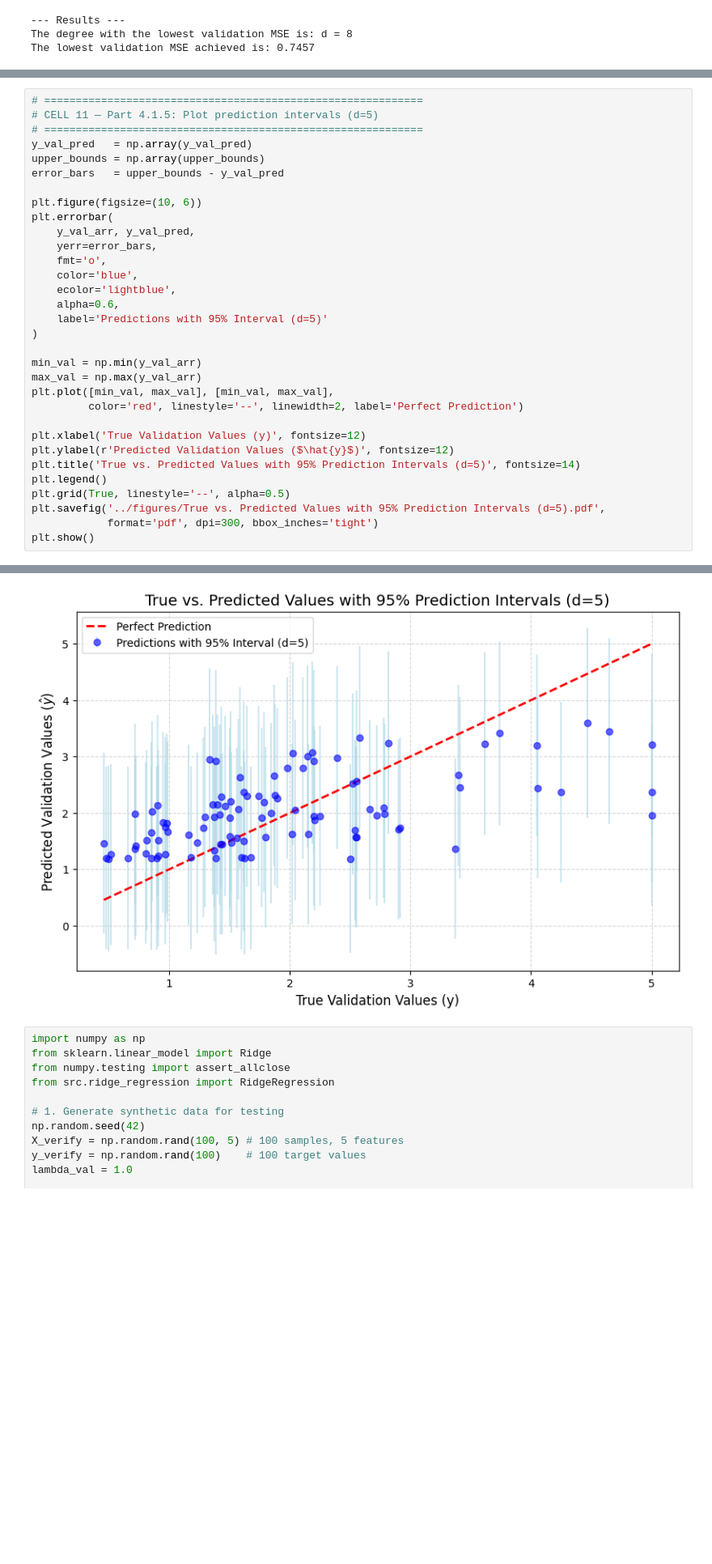
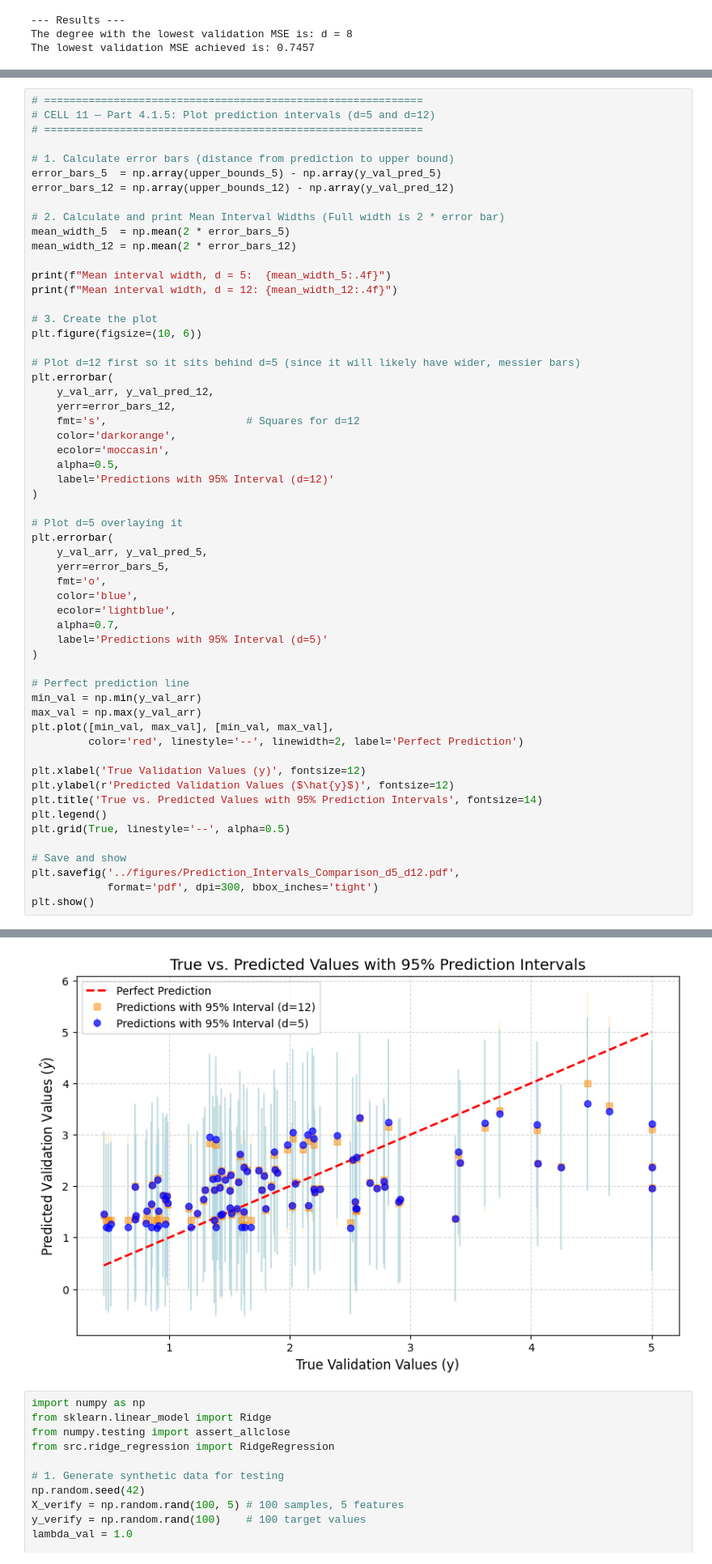
Before and after one commit to emilahmedli5/Linear-Models-Regularization-and-Classification-from-scratch, a Jupyter notebook: notebooks/hw2_analysis.ipynb, the cells around one changed output, grey strips where cells are left out. Shown at 81% size. Saved outputs shown, nothing was run; the diff lists cells and outputs as text; blank space fills up the shorter version.

Commit message:
Implement all parts

```diff
--- a/notebooks/hw2_analysis.ipynb
+++ b/notebooks/hw2_analysis.ipynb
@@ -267,22 +320,45 @@ d=5 prediction bounds calculated successfully!
 # %%
 # ============================================================
-# CELL 11 — Part 4.1.5: Plot prediction intervals (d=5)
+# CELL 11 — Part 4.1.5: Plot prediction intervals (d=5 and d=12)
 # ============================================================
-y_val_pred   = np.array(y_val_pred)
-upper_bounds = np.array(upper_bounds)
-error_bars   = upper_bounds - y_val_pred
 
+# 1. Calculate error bars (distance from prediction to upper bound)
+error_bars_5  = np.array(upper_bounds_5) - np.array(y_val_pred_5)
+error_bars_12 = np.array(upper_bounds_12) - np.array(y_val_pred_12)
+
+# 2. Calculate and print Mean Interval Widths (Full width is 2 * error bar)
+mean_width_5  = np.mean(2 * error_bars_5)
+mean_width_12 = np.mean(2 * error_bars_12)
+
+print(f"Mean interval width, d = 5:  {mean_width_5:.4f}")
+print(f"Mean interval width, d = 12: {mean_width_12:.4f}")
+
+# 3. Create the plot
 plt.figure(figsize=(10, 6))
+
+# Plot d=12 first so it sits behind d=5 (since it will likely have wider, messier bars)
 plt.errorbar(
-    y_val_arr, y_val_pred,
-    yerr=error_bars,
+    y_val_arr, y_val_pred_12,
+    yerr=error_bars_12,
+    fmt='s',                      # Squares for d=12
+    color='darkorange',
+    ecolor='moccasin',
+    alpha=0.5,
+    label='Predictions with 95% Interval (d=12)'
+)
+
+# Plot d=5 overlaying it
+plt.errorbar(
+    y_val_arr, y_val_pred_5,
+    yerr=error_bars_5,
     fmt='o',
     color='blue',
     ecolor='lightblue',
-    alpha=0.6,
+    alpha=0.7,
     label='Predictions with 95% Interval (d=5)'
 )
 
+# Perfect prediction line
 min_val = np.min(y_val_arr)
 max_val = np.max(y_val_arr)
 plt.plot([min_val, max_val], [min_val, max_val],
@@ -290,10 +366,12 @@ plt.plot([min_val, max_val], [min_val, max_val],
 
 plt.xlabel('True Validation Values (y)', fontsize=12)
 plt.ylabel(r'Predicted Validation Values ($\hat{y}$)', fontsize=12)
-plt.title('True vs. Predicted Values with 95% Prediction Intervals (d=5)', fontsize=14)
+plt.title('True vs. Predicted Values with 95% Prediction Intervals', fontsize=14)
 plt.legend()
 plt.grid(True, linestyle='--', alpha=0.5)
-plt.savefig('../figures/True vs. Predicted Values with 95% Prediction Intervals (d=5).pdf',
+
+# Save and show
+plt.savefig('../figures/Prediction_Intervals_Comparison_d5_d12.pdf',
             format='pdf', dpi=300, bbox_inches='tight')
 plt.show()
 # %% [output]
@@ -300,4 +380,4 @@ plt.show()
-[figure, old version]
+[figure, new version]
 # %%
 import numpy as np
 from sklearn.linear_model import Ridge
```
Also changed, not shown: parts of 7 cells of this notebook, 11 other files.
